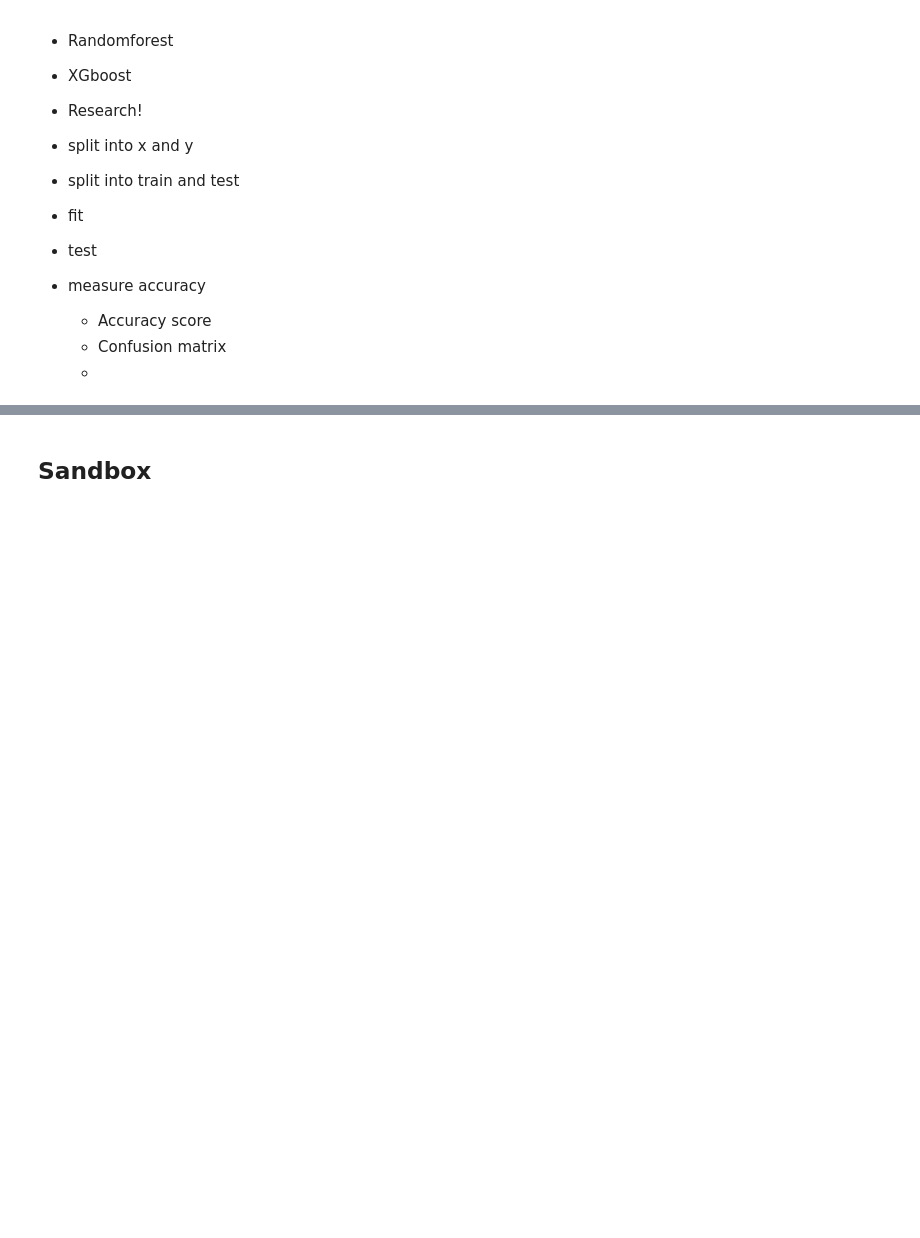
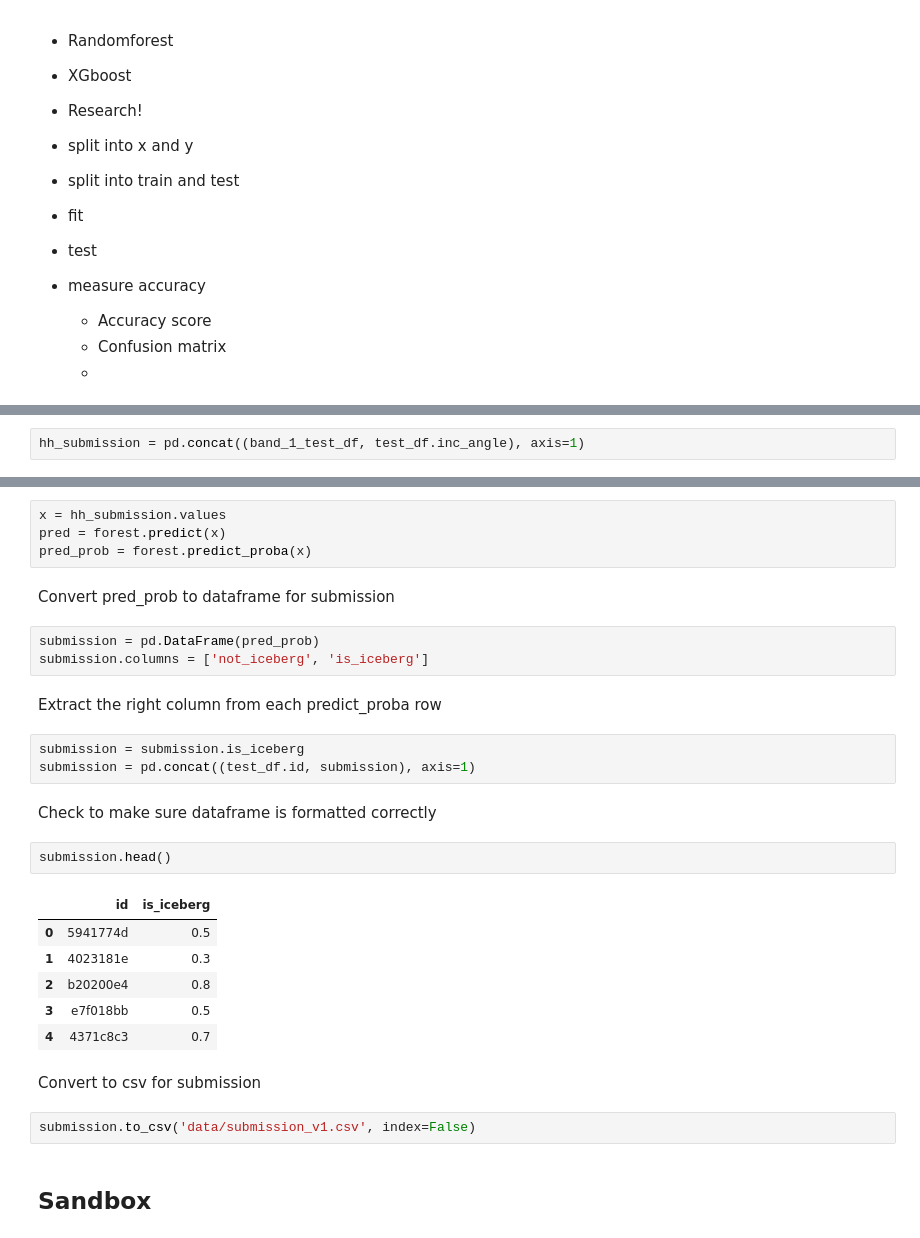
Before and after one commit to cfergusonlee/iceberg_challenge, a Jupyter notebook: exploration.ipynb, the cells around one changed output, grey strips where cells are left out. Cells and saved outputs as stored; diff of their text form; blank space fills up the shorter version.

```diff
--- a/exploration.ipynb
+++ b/exploration.ipynb
@@ -317,0 +468,2 @@ plt.show()
+# %%
+hh_submission = pd.concat((band_1_test_df, test_df.inc_angle), axis=1)
@@ -318,2 +472,31 @@ plt.show()
+# %%
+x = hh_submission.values
+pred = forest.predict(x)
+pred_prob = forest.predict_proba(x)
+# %% [markdown]
+Convert pred_prob to dataframe for submission
+# %%
+submission = pd.DataFrame(pred_prob)
+submission.columns = ['not_iceberg', 'is_iceberg']
+# %% [markdown]
+Extract the right column from each predict_proba row
+# %%
+submission = submission.is_iceberg
+submission = pd.concat((test_df.id, submission), axis=1)
+# %% [markdown]
+Check to make sure dataframe is formatted correctly
+# %%
+submission.head()
+# %% [output]
+|  | id | is_iceberg |
+| 0 | 5941774d | 0.5 |
+| 1 | 4023181e | 0.3 |
+| 2 | b20200e4 | 0.8 |
+| 3 | e7f018bb | 0.5 |
+| 4 | 4371c8c3 | 0.7 |
+# %% [markdown]
+Convert to csv for submission
+# %%
+submission.to_csv('data/submission_v1.csv', index=False)
 # %% [markdown]
 ## Sandbox
```
Also changed, not shown: parts of 26 cells of this notebook, 1 other file.
